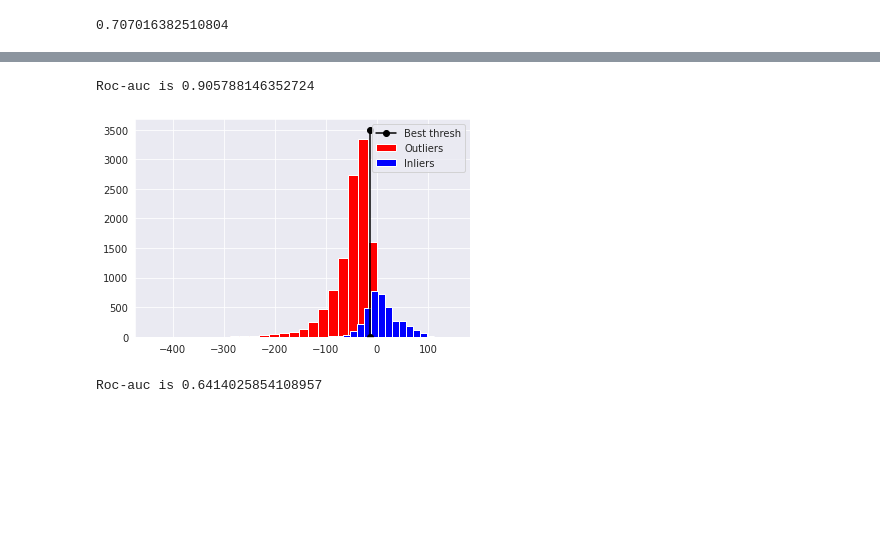
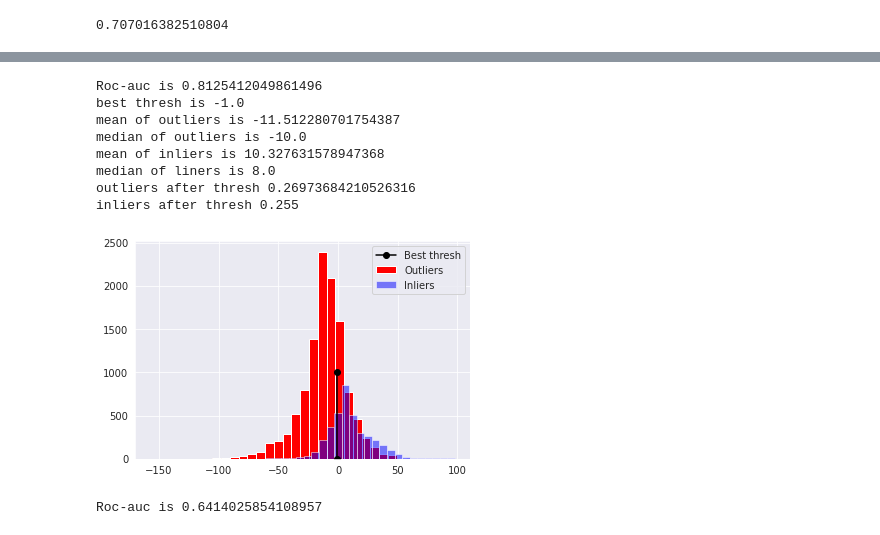
Before and after one commit to dragosconst/Anomaly-Detection, a Jupyter notebook: Anomaly_Detection.ipynb, the cells around one changed output, grey strips where cells are left out. Drawn from its saved outputs; the diff is of its cells as text; code cells hidden in the pictures; blank space fills up the shorter version.

```diff
--- a/Anomaly_Detection.ipynb
+++ b/Anomaly_Detection.ipynb
@@ -623,9 +786,25 @@ with open("/content/drive/MyDrive/labels_sports_pretrained_full.pickle", "rb+")
+# %%
+import pickle
+
+with open("/content/drive/MyDrive/scores_business_pretrained_full.pickle", "rb+") as f:
+  business_scores = pickle.load(f)
+with open("/content/drive/MyDrive/labels_business_pretrained_full.pickle", "rb+") as f:
+  labels = pickle.load(f)
+# print(len(world_scores))
+# %%
+import pickle
+
+with open("/content/drive/MyDrive/scores_sci_pretrained_full.pickle", "rb+") as f:
+  sci_scores = pickle.load(f)
+with open("/content/drive/MyDrive/labels_sci_pretrained_full.pickle", "rb+") as f:
+  labels = pickle.load(f)
+# print(len(world_scores))
 # %%
 RocCurveDisplay.from_predictions(labels_nice,[np.mean(s) for s in sports_scores])
 # %% [output]
 <sklearn.metrics._plot.roc_curve.RocCurveDisplay at 0x...>
 [figure]
 # %%
-score = roc_auc_score([l[0] for l in labels],[np.mean(s) for s in sports_scores])
+score = roc_auc_score(labels,[np.mean(s) for s in world_scores])
 score
 # %% [output]
@@ -694,22 +855,49 @@ auc is 0.858683229455217
 # %%
-labels = np.array(labels_nice)
-new_scores = copy.deepcopy(sports_scores)
+labels = np.array(labels)
+labels_nice = labels
+best_max_thresh = 1e-3
+max_val = 1
+min_val = -4
+new_scores = copy.deepcopy(sci_scores)
 for idx, score in enumerate(new_scores):
   for ids, el in enumerate(score):
     if el >= best_max_thresh:
       score[ids] = max_val
-    elif el < best_max_thresh:
+    else:
       score[ids] = min_val
 new_scores = np.array([np.sum(s) for s in new_scores])
+inliers = new_scores[np.where(labels == 1)[0]]
+outliers = new_scores[np.where(labels == 0)[0]]
 print(f"Roc-auc is {roc_auc_score(labels_nice, new_scores)}")
-plt.hist(new_scores[np.where(labels == 0)[0]], bins=30, color="red")
-plt.hist(new_scores[np.where(labels == 1)[0]], bins=30, color="blue")
-plt.plot([-14, -14], [0, 3500], marker = 'o', color="black")
+fpr, tpr, thresholds = roc_curve(labels_nice,new_scores)
+bthr = thresholds[np.argmax(tpr - fpr)]
+print(f"best thresh is {thresholds[np.argmax(tpr - fpr)]}")
+plt.hist(outliers, bins=30, color="red")
+plt.hist(inliers, bins=30, color="blue", alpha=0.5)
+plt.plot([bthr, bthr], [0, 1000], marker = 'o', color="black")
+print(f"mean of outliers is {np.mean(outliers)}")
+print(f"median of outliers is {np.median(outliers)}")
+print(f"mean of inliers is {np.mean(inliers)}")
+print(f"median of liners is {np.median(inliers)}")
+print(f"outliers after thresh {len(outliers[outliers>=bthr])/len(outliers)}")
+print(f"inliers after thresh {len(inliers[inliers<=bthr])/len(inliers)}")
+# sn.displot(inliers,  stat="probability")
+# sn.displot(inliers, kind="kde")
+# sn.displot(outliers,  stat="probability", color="red")
+# plt.plot([bthr, bthr], [0, 0.08], marker = 'o', color="black")
+# sn.displot(outliers, kind="kde", color="red")
 plt.legend(['Best thresh', 'Outliers', 'Inliers'])
 plt.show()
 # %% [output]
-Roc-auc is 0.905788146352724
+Roc-auc is 0.8125412049861496
+best thresh is -1.0
+mean of outliers is -11.512280701754387
+median of outliers is -10.0
+mean of inliers is 10.327631578947368
+median of liners is 8.0
+outliers after thresh 0.26973684210526316
+inliers after thresh 0.255
-[figure, old version]
+[figure, new version]
 # %%
 labels = np.array(labels_nice)
 norm_scores = copy.deepcopy(sports_scores)
```
Also changed, not shown: parts of 47 cells of this notebook.
